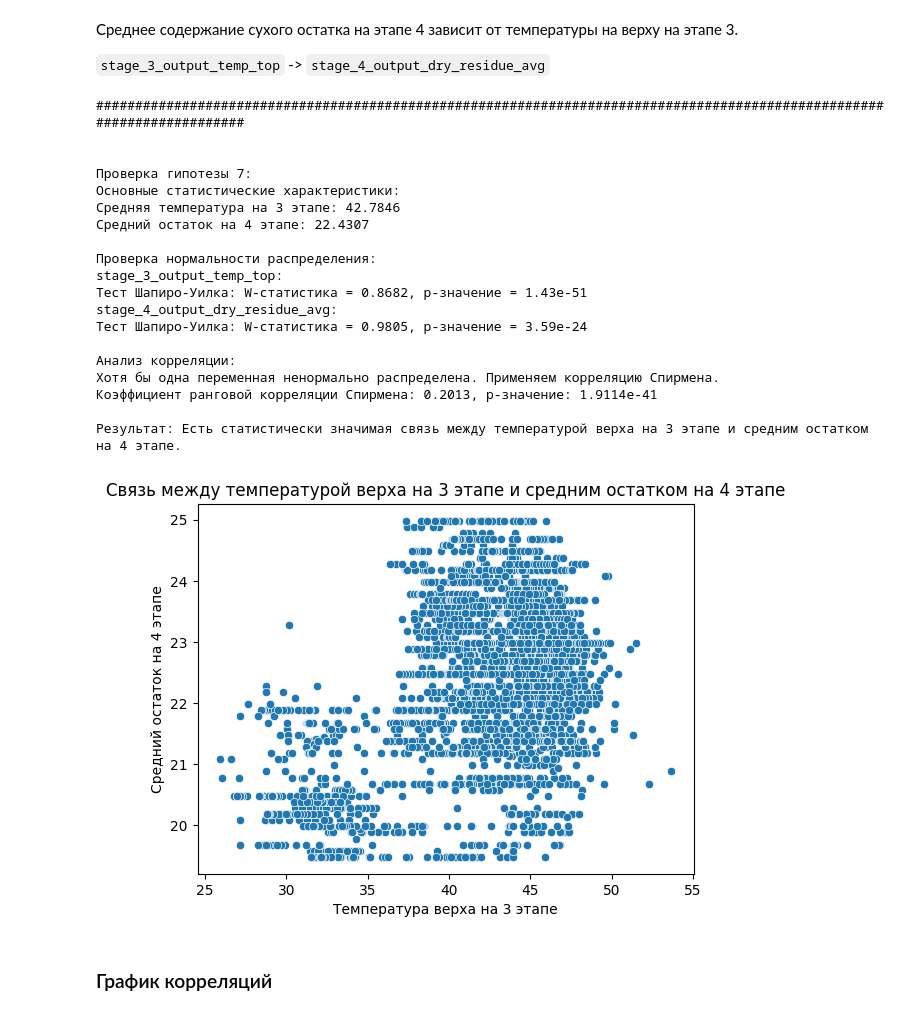
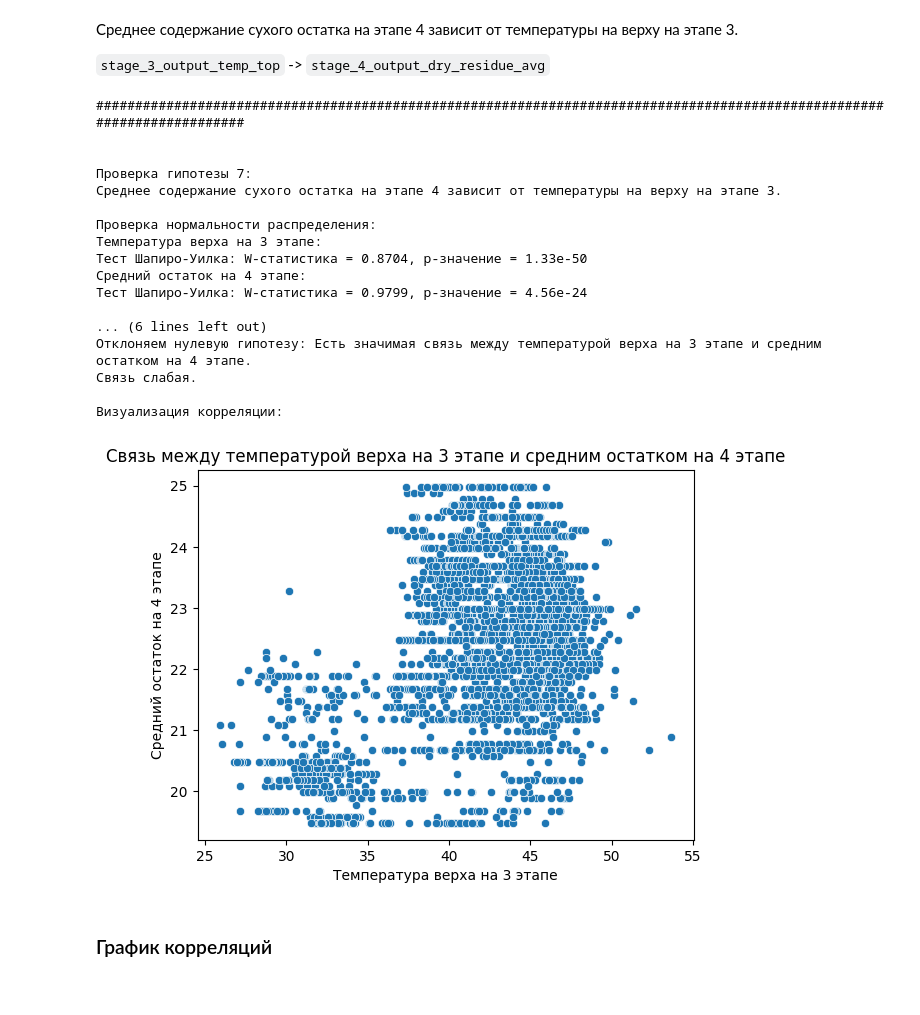
Before and after one commit to Yandex16/Ecology, a Jupyter notebook: hypothesis_testing/hypothesis_testing.ipynb, the cells around one changed output. Saved outputs shown, nothing was run; the diff lists cells and outputs as text; code cells hidden in the pictures.

```diff
--- a/hypothesis_testing/hypothesis_testing.ipynb
+++ b/hypothesis_testing/hypothesis_testing.ipynb
@@ -10,20 +10,6 @@ import pandas as pd
 from scipy.stats import shapiro, ttest_ind, mannwhitneyu, spearmanr
 import matplotlib.pyplot as plt
 import seaborn as sns
-# %%
-PATH = '../analysing_environmental_issues.csv'
-df = pd.read_csv(PATH, sep=",")
-
-%run ../remove_outliers/remove_outliers_run.ipynb
-
-df = hybrid_outlier_handling(df, df.columns[1:-1])
-
-%run ../nans_and_columns/initial_data_handlers_run.ipynb
-
-convert_to_DateTime(df)
-
-df = nan_to_interpolate(df)
-df = convert_to_category(df)
 # %%
 def draw_separation_line():
     print("\n" * 2 + "#" * 120 + "\n" * 2)
@@ -482,71 +544,79 @@ stage_4_output_product:
 `stage_3_output_temp_top` -> `stage_4_output_dry_residue_avg`
 # %%
 def test_hypothesis_7(df):
+    """
+    Проверяет, связана ли температура верха на 3 этапе с средним остатком на 4 этапе.
+    """
+    print("Среднее содержание сухого остатка на этапе 4 зависит от температуры на верху на этапе 3.\n")
     # Извлечение данных
     temp_top = df['stage_3_output_temp_top']  # Температура верха на 3 этапе
     dry_residue_avg = df['stage_4_output_dry_residue_avg']  # Средний остаток на 4 этапе
 
-    # Основные статистические характеристики
-    print("Основные статистические характеристики:")
-    print(f"Средняя температура на 3 этапе: {temp_top.mean():.4f}")
-    print(f"Средний остаток на 4 этапе: {dry_residue_avg.mean():.4f}")
+    if temp_top.empty or dry_residue_avg.empty:
+        print("Ошибка: Данные для анализа отсутствуют. Проверьте исходный DataFrame.")
+        return
 
     # Проверка нормальности распределения
-    print("\nПроверка нормальности распределения:")
-    print("stage_3_output_temp_top:")
+    print("Проверка нормальности распределения:")
+    print("Температура верха на 3 этапе:")
     temp_top_normal = is_normal_distribution(temp_top)
-    print("stage_4_output_dry_residue_avg:")
+    print("Средний остаток на 4 этапе:")
     dry_residue_avg_normal = is_normal_distribution(dry_residue_avg)
 
-    # Выбор типа корреляционного анализа
+    # Выбор метода корреляции
     print("\nАнализ корреляции:")
     if temp_top_normal and dry_residue_avg_normal:
         print("Обе переменные нормально распределены. Применяем корреляцию Пирсона.")
-        corr_stat, p_value = pearsonr(temp_top, dry_residue_avg)
-        print(f"Коэффициент корреляции Пирсона: {corr_stat:.4f}, p-значение: {p_value:.4e}")
+        corr, p_value = pearsonr(temp_top, dry_residue_avg)
+        method = "Пирсона"
     else:
         print("Хотя бы одна переменная ненормально распределена. Применяем корреляцию Спирмена.")
-        corr_stat, p_value = spearmanr(temp_top, dry_residue_avg)
-        print(f"Коэффициент ранговой корреляции Спирмена: {corr_stat:.4f}, p-значение: {p_value:.4e}")
+        corr, p_value = spearmanr(temp_top, dry_residue_avg)
+        method = "Спирмена"
+
+    # Результаты корреляции
+    print("\nРезультаты корреляционного анализа:")
+    print(f"Коэффициент корреляции ({method}): {corr:.4f}")
+    print(f"p-значение: {p_value:.4e}")
 
     # Интерпретация результатов
     if p_value < 0.05:
-        print(f"\nРезультат: Есть статистически значимая связь между температурой верха на 3 этапе и средним остатком на 4 этапе.")
+        print("Отклоняем нулевую гипотезу: Есть значимая связь между температурой верха на 3 этапе и средним остатком на 4 этапе.")
+        print(correlation_strength(corr))  # Определение силы корреляции
     else:
-        print(f"\nРезультат: Значимой связи между температурой верха на 3 этапе и средним остатком на 4 этапе не обнаружено.")
+        print("Не удается отклонить нулевую гипотезу: Значимой связи между температурой верха на 3 этапе и средним остатком на 4 этапе нет.")
 
-    # Визуализация
+    # Построение графика
+    print("\nВизуализация корреляции:")
     sns.scatterplot(x=temp_top, y=dry_residue_avg)
     plt.title("Связь между температурой верха на 3 этапе и средним остатком на 4 этапе")
     plt.xlabel("Температура верха на 3 этапе")
     plt.ylabel("Средний остаток на 4 этапе")
     plt.show()
 
 
 draw_separation_line()
 print("Проверка гипотезы 7:")
 test_hypothesis_7(df)
 # %% [output]
 ########################################################################################################################
 
 
 Проверка гипотезы 7:
-Основные статистические характеристики:
-Средняя температура на 3 этапе: 42.7846
-Средний остаток на 4 этапе: 22.4307
+Среднее содержание сухого остатка на этапе 4 зависит от температуры на верху на этапе 3.
 
 Проверка нормальности распределения:
-stage_3_output_temp_top:
-Тест Шапиро-Уилка: W-статистика = 0.8682, p-значение = 1.43e-51
-stage_4_output_dry_residue_avg:
-Тест Шапиро-Уилка: W-статистика = 0.9805, p-значение = 3.59e-24
+Температура верха на 3 этапе:
+Тест Шапиро-Уилка: W-статистика = 0.8704, p-значение = 1.33e-50
+Средний остаток на 4 этапе:
+Тест Шапиро-Уилка: W-статистика = 0.9799, p-значение = 4.56e-24
 
-Анализ корреляции:
-Хотя бы одна переменная ненормально распределена. Применяем корреляцию Спирмена.
-Коэффициент ранговой корреляции Спирмена: 0.2013, p-значение: 1.9114e-41
+... (6 lines left out)
+Отклоняем нулевую гипотезу: Есть значимая связь между температурой верха на 3 этапе и средним остатком на 4 этапе.
+Связь слабая.
 
-Результат: Есть статистически значимая связь между температурой верха на 3 этапе и средним остатком на 4 этапе.
+Визуализация корреляции:
-[figure, old version]
+[figure, new version]
 # %% [markdown]
 ### График корреляций
 # %%
```
Also changed, not shown: parts of 9 cells of this notebook, 5 other files.
